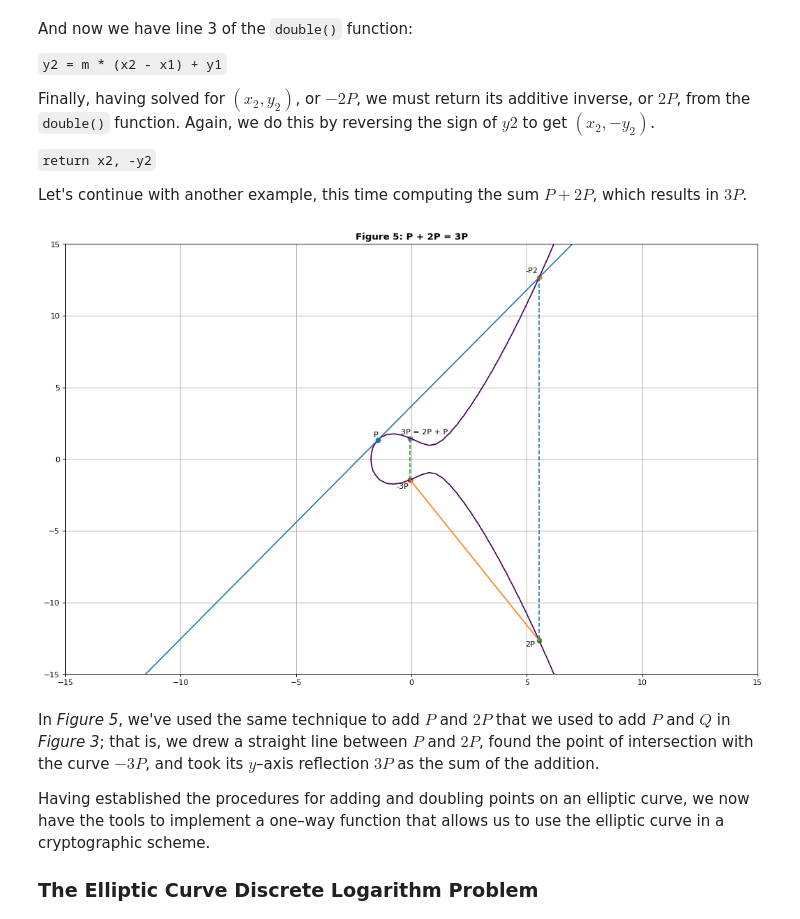
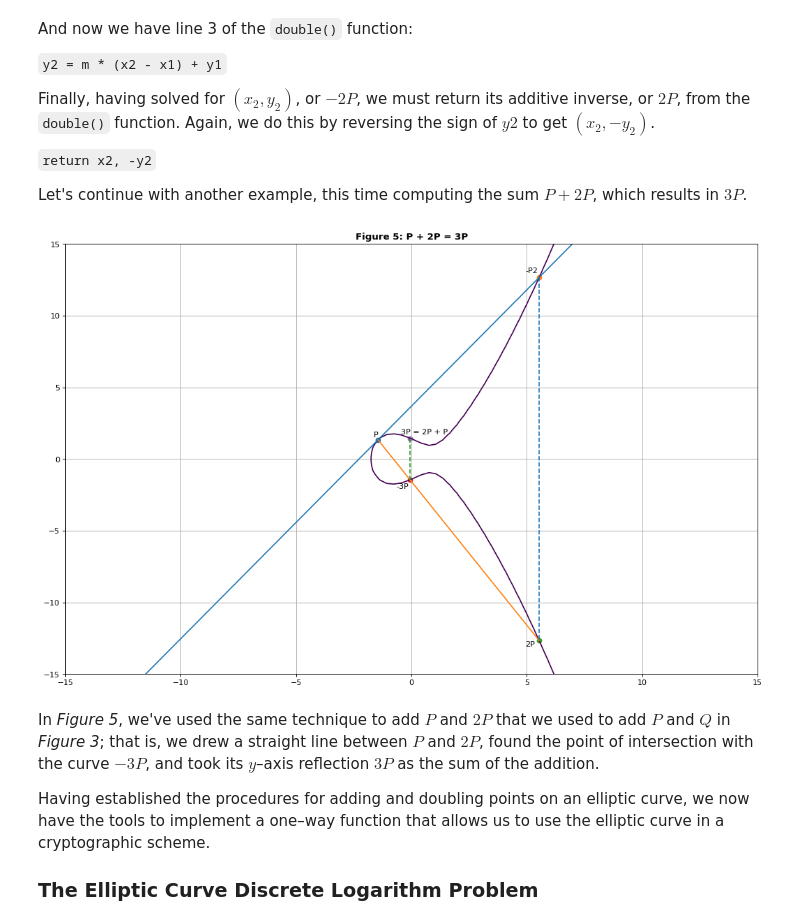
Before and after one commit to dchampion/crypto, a Jupyter notebook: doc/EllipticCurves.ipynb, the cells around one changed output. Drawn from its saved outputs; the diff is of its cells as text; code cells hidden in the pictures.

```diff
--- a/doc/EllipticCurves.ipynb
+++ b/doc/EllipticCurves.ipynb
@@ -242,34 +242,34 @@ Let's continue with another example, this time computing the sum $P + 2P$, which
 # %%
 plt.figure(figsize=(16,10), dpi=80)
 
 plt.contour(x.ravel(), y.ravel(), pow(x, 3) - pow(y, 2) + a*x + b, [0])
 
 plt.scatter(Px, Py)
 plt.annotate("P", [Px-.2, Py+.2])
 
 plt.scatter(P2x, -P2y)
 plt.annotate("-P2", [P2x-.6, -P2y+.3])
 plt.axline(xy1=(Px,Py), xy2=(P2x,-P2y))
 
 plt.scatter(P2x, P2y)
 plt.annotate("2P", [P2x-.6, P2y-.4])
 plt.plot([P2x,P2x], [-P2y,P2y], linestyle="--")
 
 P3x, P3y = add(Px, Py, P2x, P2y)
 
 plt.scatter(P3x, -P3y)
 plt.annotate("-3P", [P3x-.6, -P3y-.6])
-plt.plot([P2x,P3x], [P2y,-P3y])
+plt.plot([Px,P2x], [Py,P2y])
 
 plt.scatter(P3x, P3y)
 plt.annotate("3P = 2P + P", [P3x-.4, P3y+.3])
 plt.plot([P3x,P3x], [-P3y,P3y], linestyle="--")
 
 plt.title("Figure 5: P + 2P = 3P", fontsize="large", fontweight="bold")
 plt.grid()
 plt.show()
 # %% [output]
-[figure, old version]
+[figure, new version]
 # %% [markdown]
 In _Figure 5_, we've used the same technique to add $P$ and $2P$ that we used to add $P$ and $Q$ in _Figure 3_; that is, we drew a straight line between $P$ and $2P$, found the point of intersection with the curve $-3P$, and took its $y$&ndash;axis reflection $3P$ as the sum of the addition.
 
```
Also changed, not shown: parts of 2 cells of this notebook.
